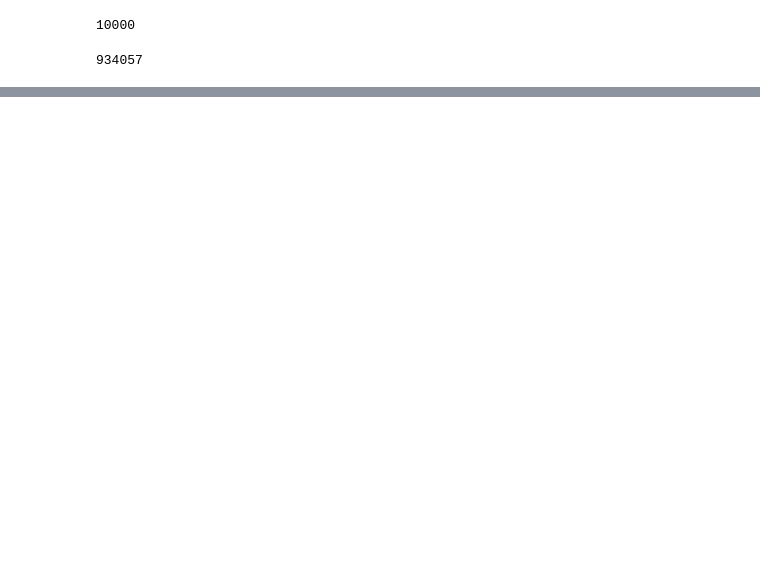
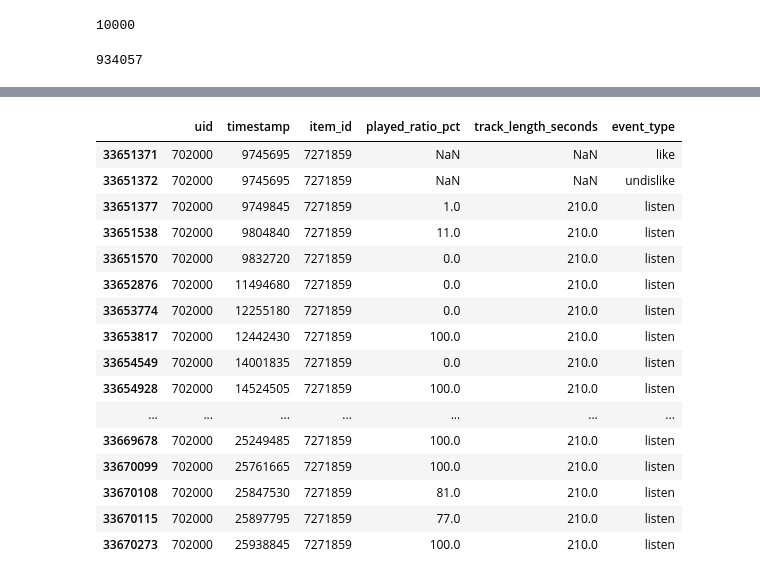
Before and after one commit to layvvs/hse-ai-year-project-2025, a Jupyter notebook: checkpoint-5-bogdan-egor/bogdan/data_processing.ipynb, the cells around one changed output, grey strips where cells are left out. Cells and saved outputs as stored; diff of their text form; code cells hidden in the pictures; blank space fills up the shorter version.

```diff
--- a/checkpoint-5-bogdan-egor/bogdan/data_processing.ipynb
+++ b/checkpoint-5-bogdan-egor/bogdan/data_processing.ipynb
@@ -5,6 +5,6 @@ import polars as pl
 ds = load_from_disk("yambda")
 pa_table = ds["train"].data.table
 
-df = pl.from_arrow(pa_table)
-print(df)
+df: pd.DataFrame = pd.DataFrame.from_arrow(pa_table)
+df
 # %% [output]
@@ -43,0 +50,2 @@ df['item_id'].unique().count()
+# %%
+df_organic = df[df['is_organic'] == 1].drop(['is_organic'], axis=1)
@@ -43,0 +95,2 @@ df['item_id'].unique().count()
+# %%
+uid_702000 = df_organic[(df_organic['uid'] == 702000)]
@@ -43,0 +113,20 @@ df['item_id'].unique().count()
+# %%
+uid_702000[uid_702000['item_id'] == 7271859].sort_values(by='timestamp')
+# %% [output]
+|  | uid | timestamp | item_id | played_ratio_pct | track_length_seconds | event_type |
+| 33651371 | 702000 | 9745695 | 7271859 | NaN | NaN | like |
+| 33651372 | 702000 | 9745695 | 7271859 | NaN | NaN | undislike |
+| 33651377 | 702000 | 9749845 | 7271859 | 1.0 | 210.0 | listen |
+| 33651538 | 702000 | 9804840 | 7271859 | 11.0 | 210.0 | listen |
+| 33651570 | 702000 | 9832720 | 7271859 | 0.0 | 210.0 | listen |
+| 33652876 | 702000 | 11494680 | 7271859 | 0.0 | 210.0 | listen |
+| 33653774 | 702000 | 12255180 | 7271859 | 0.0 | 210.0 | listen |
+| 33653817 | 702000 | 12442430 | 7271859 | 100.0 | 210.0 | listen |
+| 33654549 | 702000 | 14001835 | 7271859 | 0.0 | 210.0 | listen |
+| 33654928 | 702000 | 14524505 | 7271859 | 100.0 | 210.0 | listen |
+| ... | ... | ... | ... | ... | ... | ... |
+| 33669678 | 702000 | 25249485 | 7271859 | 100.0 | 210.0 | listen |
+| 33670099 | 702000 | 25761665 | 7271859 | 100.0 | 210.0 | listen |
+| 33670108 | 702000 | 25847530 | 7271859 | 81.0 | 210.0 | listen |
+| 33670115 | 702000 | 25897795 | 7271859 | 77.0 | 210.0 | listen |
+| 33670273 | 702000 | 25938845 | 7271859 | 100.0 | 210.0 | listen |
```
Also changed, not shown: parts of 24 cells of this notebook, 1 other file.
